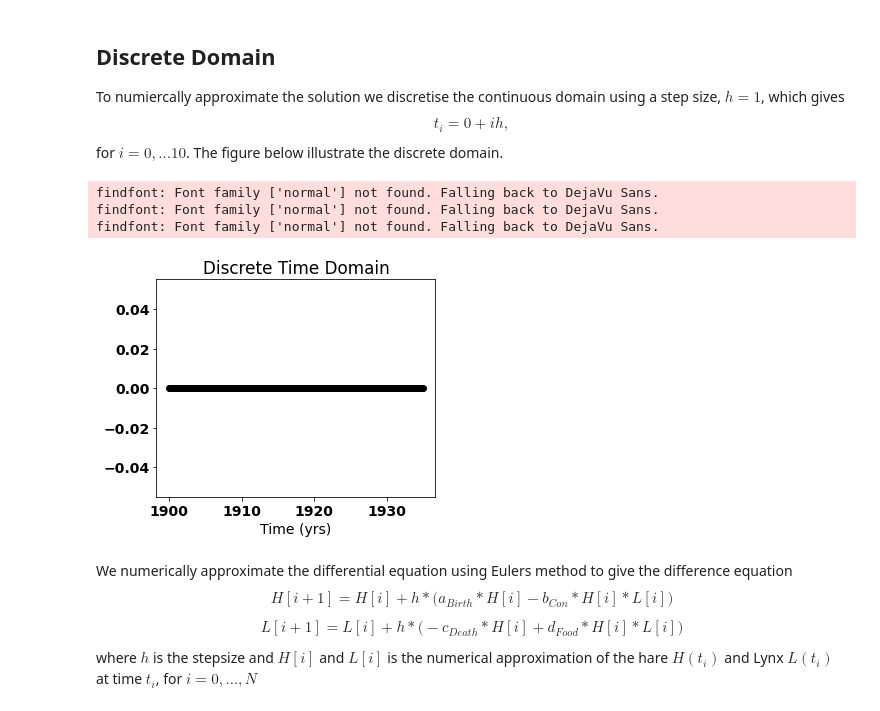
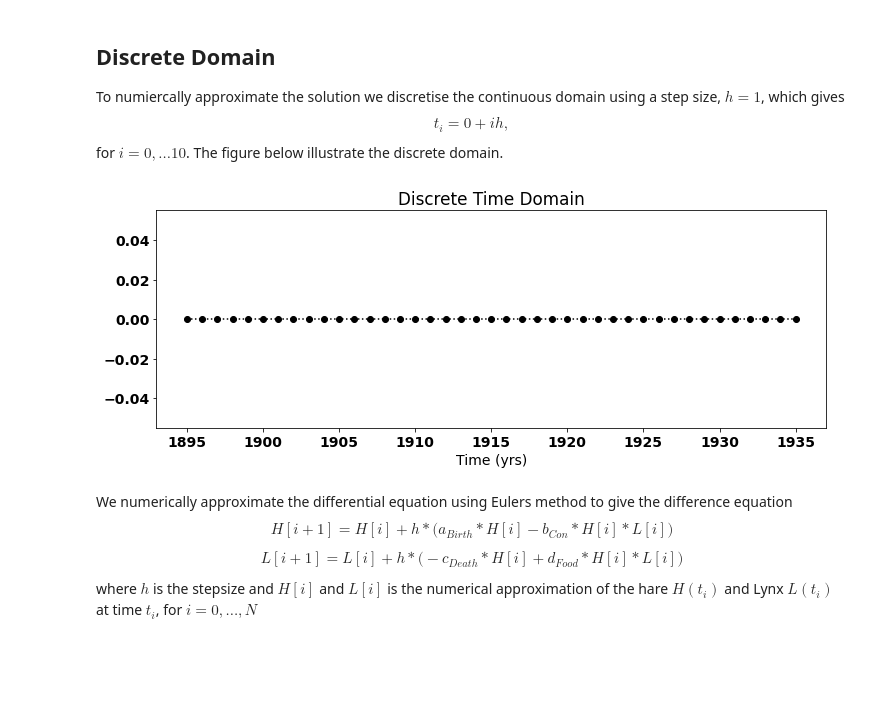
Before and after one commit to john-s-butler-dit/Predator-Prey-for-Young-Minds, a Jupyter notebook: Snow Hares and Lynxes Frontiers for Young Minds.ipynb, the cells around one changed output. Saved outputs shown, nothing was run; the diff lists cells and outputs as text; code cells hidden in the pictures; blank space fills up the shorter version.

Commit message:
Updated Figures

```diff
--- a/Snow Hares and Lynxes Frontiers for Young Minds.ipynb
+++ b/Snow Hares and Lynxes Frontiers for Young Minds.ipynb
@@ -96,20 +95,17 @@ t_i=0+i h,
 for $i=0,...10$.
 The figure below illustrate the discrete domain.
 # %%
-h=0.1
-time=np.arange(1900,1935+h/2,h)
+h=1
+time=np.arange(1895,1935+h/2,h)
 #t=Pred_prey_data.Year
-fig = plt.figure(1,figsize=(5,4))
+fig = plt.figure(1,figsize=(12,4))
 ax = fig.add_subplot(1,1,1)
 ax.plot(time,0*time,'o:',color='k')
 ax.set_xlabel('Time (yrs)')
 plt.title('Discrete Time Domain')
 plt.show()
 # %% [output]
-findfont: Font family ['normal'] not found. Falling back to DejaVu Sans.
-findfont: Font family ['normal'] not found. Falling back to DejaVu Sans.
-findfont: Font family ['normal'] not found. Falling back to DejaVu Sans.
-[figure, old version]
+[figure, new version]
 # %%
 N=len(time) # Number of Steps
 H=np.zeros(N) # Numerical Solution Hares
```
Also changed, not shown: parts of 3 cells of this notebook, 5 other files.
